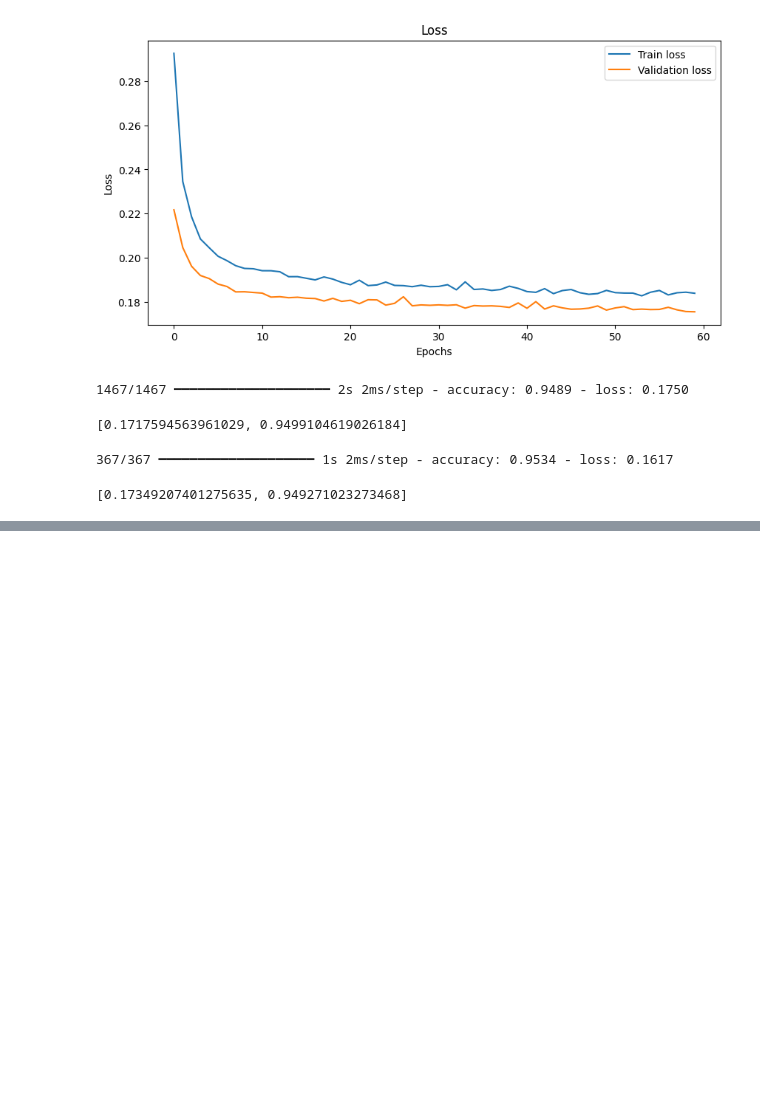
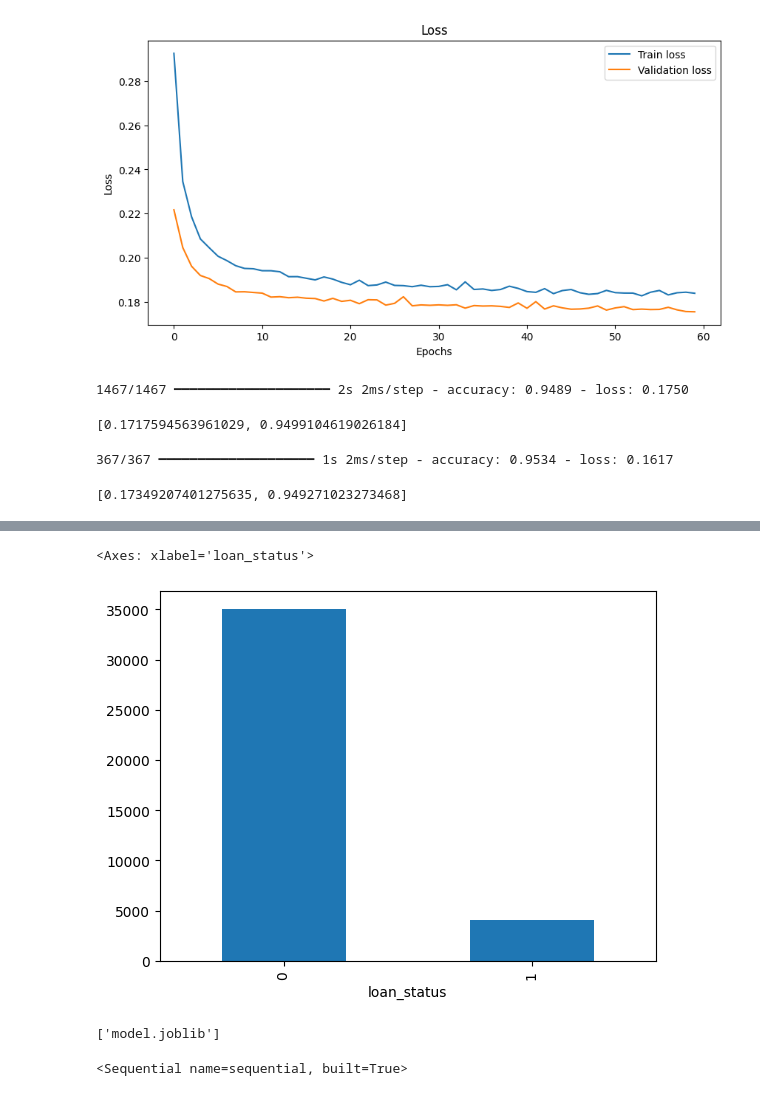
Before and after one commit to ravidas07/DeepLearning, a Jupyter notebook: BinaryClassification.ipynb, the cells around one changed output, grey strips where cells are left out. Saved outputs shown, nothing was run; the diff lists cells and outputs as text; code cells hidden in the pictures; blank space fills up the shorter version.

```diff
--- a/BinaryClassification.ipynb
+++ b/BinaryClassification.ipynb
@@ -203,0 +269,4 @@ model.evaluate(xtest, ytest)
+# %%
+xnew = pd.read_csv("https://raw.githubusercontent.com/utkarshg1/Neural-Net-Datasets/refs/heads/main/test_loan.csv")
+# %%
+X_pre = pre.transform(xnew)
@@ -203,0 +283,2 @@ model.evaluate(xtest, ytest)
+# %%
+preds, probs = predict_result(model, X_pre)
@@ -203,0 +299,4 @@ model.evaluate(xtest, ytest)
+# %%
+res = xnew[["id"]]
+res["loan_status"] = preds
+res["probs"] = probs
@@ -203,0 +327,5 @@ model.evaluate(xtest, ytest)
+# %%
+res["loan_status"].value_counts().plot(kind="bar")
+# %% [output]
+<Axes: xlabel='loan_status'>
+[figure, added]
@@ -203,0 +334,5 @@ model.evaluate(xtest, ytest)
+# %%
+joblib.dump(pre, "preprocessor.joblib")
+joblib.dump(model, "model.joblib")
+# %% [output]
+['model.joblib']
@@ -203,0 +342,4 @@ model.evaluate(xtest, ytest)
+# %%
+m
+# %% [output]
+<Sequential name=sequential, built=True>
```
Also changed, not shown: parts of 23 cells of this notebook.
